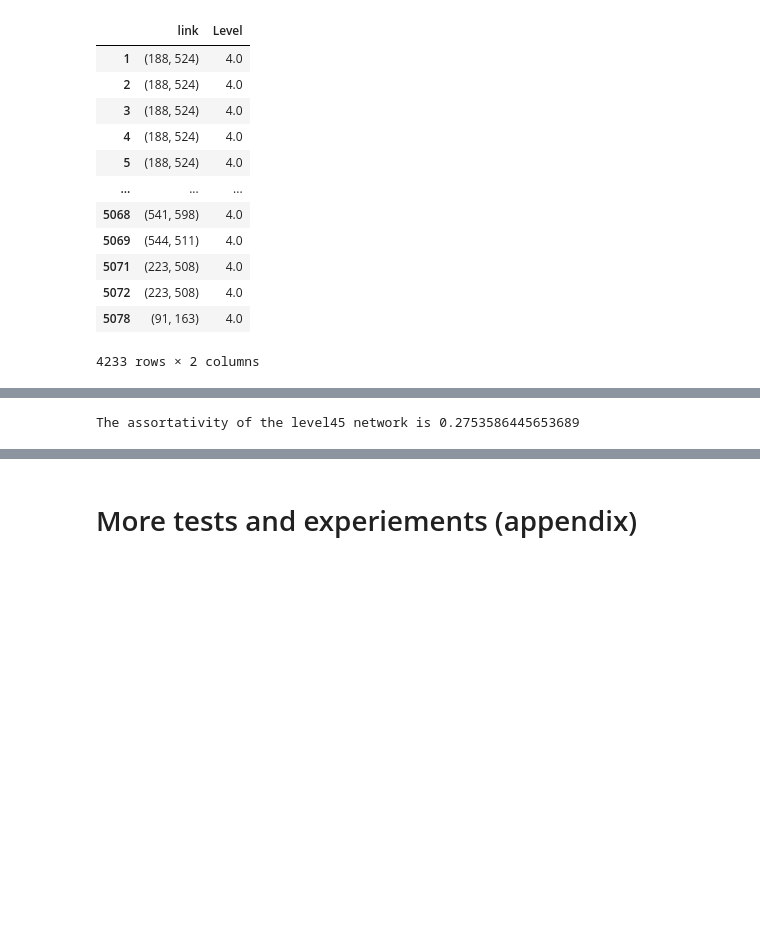
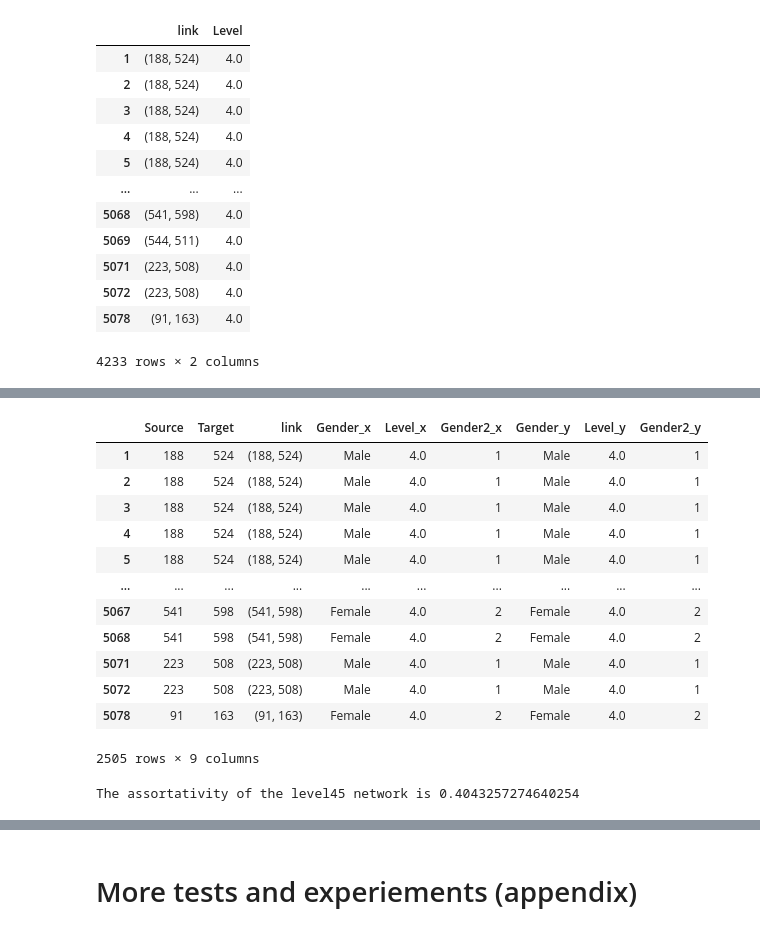
Before and after one commit to feelzoo/assortativity, a Jupyter notebook: Assortativity.ipynb, the cells around one changed output, grey strips where cells are left out. Cells and saved outputs as stored; diff of their text form; code cells hidden in the pictures; blank space fills up the shorter version.

```diff
--- a/Assortativity.ipynb
+++ b/Assortativity.ipynb
@@ -1335,3 +1336,7 @@ level45
 | 5072 | (223, 508) | 4.0 |
 | 5078 | (91, 163) | 4.0 |
 4233 rows × 2 columns
+# %%
+link_level4545 = link_level_assort_full[(link_level_assort_full['Level_x'] == 4)| (link_level_assort_full['Level_x'] ==5)]
+link_level4545 = link_level4545[(link_level4545['Level_y'] == 4)| (link_level4545['Level_y'] ==5)]
+link_level45452 = link_level4545['link']
@@ -1338,22 +1405,31 @@ level45
+# %%
+link_level4545
+# %% [output]
+|  | Source | Target | link | Gender_x | Level_x | Gender2_x | Gender_y | Level_y | Gender2_y |
+| 1 | 188 | 524 | (188, 524) | Male | 4.0 | 1 | Male | 4.0 | 1 |
+| 2 | 188 | 524 | (188, 524) | Male | 4.0 | 1 | Male | 4.0 | 1 |
+| 3 | 188 | 524 | (188, 524) | Male | 4.0 | 1 | Male | 4.0 | 1 |
+| 4 | 188 | 524 | (188, 524) | Male | 4.0 | 1 | Male | 4.0 | 1 |
+| 5 | 188 | 524 | (188, 524) | Male | 4.0 | 1 | Male | 4.0 | 1 |
+| ... | ... | ... | ... | ... | ... | ... | ... | ... | ... |
+| 5067 | 541 | 598 | (541, 598) | Female | 4.0 | 2 | Female | 4.0 | 2 |
+| 5068 | 541 | 598 | (541, 598) | Female | 4.0 | 2 | Female | 4.0 | 2 |
+| 5071 | 223 | 508 | (223, 508) | Male | 4.0 | 1 | Male | 4.0 | 1 |
+| 5072 | 223 | 508 | (223, 508) | Male | 4.0 | 1 | Male | 4.0 | 1 |
+| 5078 | 91 | 163 | (91, 163) | Female | 4.0 | 2 | Female | 4.0 | 2 |
+2505 rows × 9 columns
 # %%
-link_level = link_label_final[['Source','Target','link']]
-link_level_assort = pd.merge(link_level,nodes_level_temp,how='left',on='Source')
-nodes_level_temp_target = nodes_level_temp.rename(columns ={'Source':'Target'})
-link_level_assort2=link_level_assort[['link','Level']]
-
-link_level_assort_full = pd.merge(link_level_assort,nodes_level_temp_target,how='left',on='Target')
-#create link data with level
-levels = nodes_level_temp['Level'].unique()
-levels.sort()
-level45 = link_level_assort2[(link_level_assort2['Level'] == 4) | (link_level_assort2['Level'] == 5)]
+link_level4545 = link_level_assort_full[(link_level_assort_full['Level_x'] == 4)| (link_level_assort_full['Level_x'] ==5)]
+link_level4545 = link_level4545[(link_level4545['Level_y'] == 4)| (link_level4545['Level_y'] ==5)]
+link_level45452 = link_level4545['link']
 
 #create a network and compute the assortativity by label
 node_final_assort = [i for i in range(0,612)]
 g = ig.Graph()
 g.add_vertices(node_final)
-g.add_edges(level45['link'])
+g.add_edges(link_level45452)
 g.vs['Gender'] = nodes_network['Gender2']
 temp = g.assortativity_nominal('Gender',directed = True)
 print('The assortativity of the level45 network is {0}'.format(g.assortativity_nominal('Gender',directed=True)))
 # %% [output]
-The assortativity of the level45 network is 0.2753586445653689
+The assortativity of the level45 network is 0.4043257274640254
```
Also changed, not shown: parts of 59 cells of this notebook.
